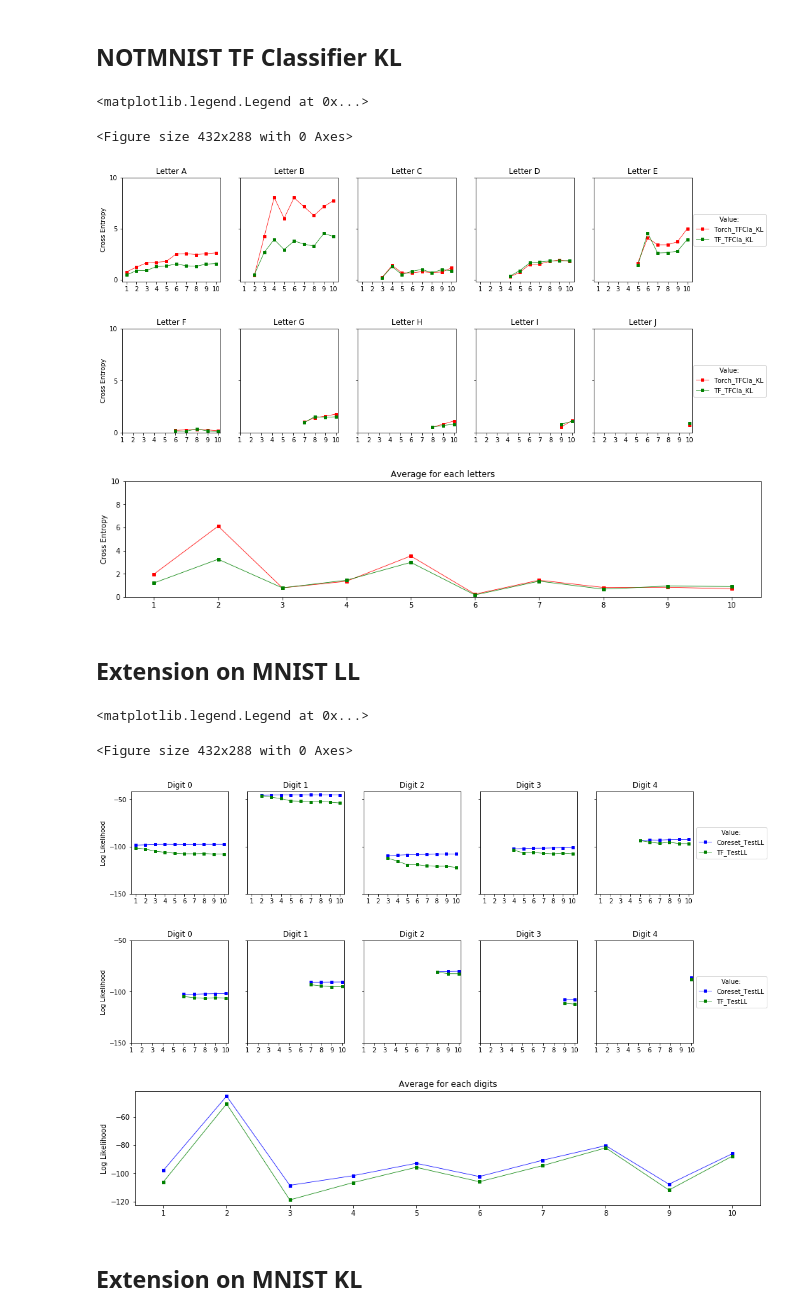
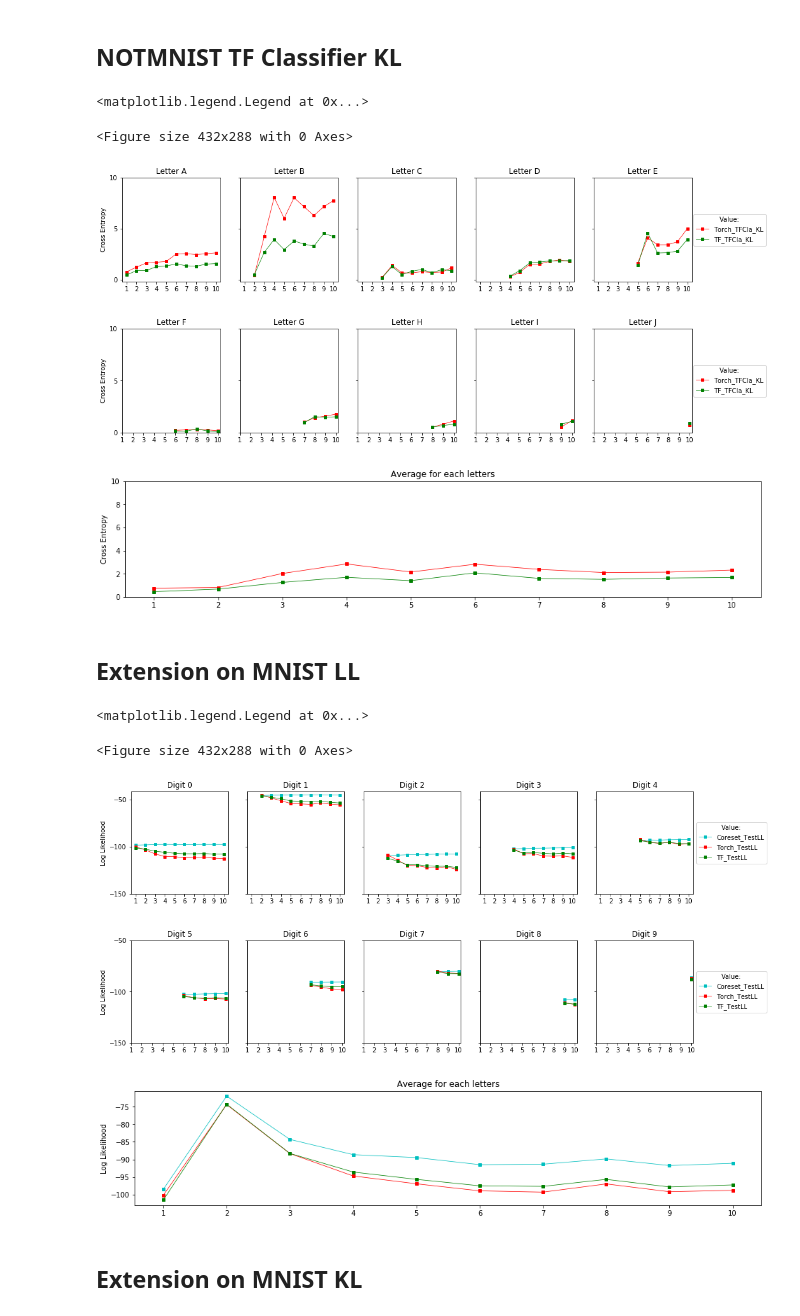
Before and after one commit to guyrom27/VariationalContinualLearning, a Jupyter notebook: Results.ipynb, the cells around one changed output. Cells and saved outputs as stored; diff of their text form; code cells hidden in the pictures.

Commit message:
Updated the Graphs in notebook and added to generative_figures

```diff
--- a/Results.ipynb
+++ b/Results.ipynb
@@ -482,8 +493,16 @@ for i in range(5):
 
 test_ll_tf[test_ll_tf == 0] = np.nan
 
-ax3.plot(x, [np.nanmean(x) for x in test_ll], color = "b", marker = "s")
-ax3.plot(x, np.nanmean(test_ll_tf,0), color = "g", marker = "s")
+new_list = []
+for i in range(len(test_ll)):
+    s = 0
+    for j in range(i+1):
+        s+= test_ll[j][i-j]
+    s /= (i+1)
+    new_list.append(s)
+
+ax3.plot(x, new_list, color="b", marker="s")
+ax3.plot(x, np.nanmean(test_ll_tf,1), color = "g", marker = "s")
 ax3.set_title("Average for each letters")
 ax3.set_ylabel("Log Likelihood")
 ax3.set_xticks(np.arange(1,11,1))
@@ -555,8 +574,8 @@ ax2[0].set_ylabel("Cross Entropy")
 test_cla[test_cla == 0] = np.nan
 test_cla_tf[test_cla_tf == 0] = np.nan
 
-ax3.plot(x, np.nanmean(test_cla,0), color = "r", marker = "s")
-ax3.plot(x, np.nanmean(test_cla_tf,0), color = "g", marker = "s")
+ax3.plot(x, np.nanmean(test_cla,1), color = "r", marker = "s")
+ax3.plot(x, np.nanmean(test_cla_tf,1), color = "g", marker = "s")
 ax3.set_title("Average for each letters")
 ax3.set_ylabel("Cross Entropy")
 ax3.set_xticks(np.arange(1,11,1))
@@ -578,13 +597,14 @@ h.legend(   # The line objects
 <Figure size 432x288 with 0 Axes>
 [figure]
 [figure]
-[figure, old version]
+[figure, new version]
 # %% [markdown]
 <h2> Extension on MNIST LL </h2>
 # %%
 x = np.arange(1,11)
 
-test_ll = eval(open('coreset_testLL.txt',mode='r').read())
+test_ll_torch = np.load(torch_directory+"MNIST_results_TF_cla.npy")[0]
+test_ll_coreset = eval(open('coreset_testLL.txt',mode='r').read())
 test_ll_tf = np.load(tf_directory+"mnist_TF.npy")[0]
 
 mpl.rcParams['lines.markersize'] = 4
@@ -600,51 +620,63 @@ i, ax3  = plt.subplots(1, 1, figsize=(16,3), sharex=True,
 
 for i in range(5):
 
-    ax1[i].plot(x[i:], test_ll[i], color = "b", marker = "s")
+    ax1[i].plot(x[i:], test_ll_coreset[i], color = "c", marker = "s")
+    ax1[i].plot(x[i:], test_ll_torch[i:,i], color = "r", marker = "s")
     ax1[i].plot(x[i:], test_ll_tf[i:,i], color = "g", marker = "s")
     ax1[i].set_title("Digit " + str(i))
 
     j = i + 5
-    ax2[i].plot(x[j:], test_ll[j], color = "b",marker = "s")
+    ax2[i].plot(x[j:], test_ll_coreset[j], color = "c",marker = "s")
+    ax2[i].plot(x[j:], test_ll_torch[j:,j], color = "r", marker = "s")
     ax2[i].plot(x[j:], test_ll_tf[j:,j], color = "g",marker = "s")
-    ax2[i].set_title("Digit " + str(i))
+    ax2[i].set_title("Digit " + str(j))
 
 for i in range(5):
     ax1[i].set_xticks(np.arange(1, 11, 1))
     ax1[i].set_yticks(np.arange(-50, -151,-50))
     ax2[i].set_xticks(np.arange(1, 11, 1))
     ax2[i].set_yticks(np.arange(-50, -151,-50))
 
 test_ll_tf[test_ll_tf == 0] = np.nan
+test_ll_torch[test_ll_torch == 0] = np.nan
 
-ax3.plot(x, [np.nanmean(x) for x in test_ll], color = "b", marker = "s")
-ax3.plot(x, np.nanmean(test_ll_tf,0), color = "g", marker = "s")
-ax3.set_title("Average for each digits")
+new_list = []
+for i in range(len(test_ll_coreset)):
+    s = 0
+    for j in range(i+1):
+        s+= test_ll_coreset[j][i-j]
+    s /= (i+1)
+    new_list.append(s)
+
+ax3.plot(x, new_list, color="c", marker="s")
+ax3.plot(x, np.nanmean(test_ll_torch,1), color = "r", marker = "s")
+ax3.plot(x, np.nanmean(test_ll_tf,1), color = "g", marker = "s")
+ax3.set_title("Average for each letters")
 ax3.set_ylabel("Log Likelihood")
 ax3.set_xticks(np.arange(1,11,1))
 
 
 ax1[0].set_ylabel("Log Likelihood")
 ax2[0].set_ylabel("Log Likelihood")
 
 g.legend(   # The line objects
-           labels=["Coreset_TestLL", "TF_TestLL"],   # The labels for each line
+           labels=["Coreset_TestLL", "Torch_TestLL", "TF_TestLL"],   # The labels for each line
            loc="center right",   # Position of legend
            borderaxespad=0.3,    # Small spacing around legend box
            title="Value:"  # Title for the legendblack
            )
 h.legend(   # The line objects
-           labels=["Coreset_TestLL", "TF_TestLL"],   # The labels for each line
+           labels=["Coreset_TestLL", "Torch_TestLL", "TF_TestLL"],   # The labels for each line
            loc="center right",   # Position of legend
            borderaxespad=0.3,    # Small spacing around legend box
            title="Value:"  # Title for the legend
            )
 # %% [output]
 <matplotlib.legend.Legend at 0x...>
 <Figure size 432x288 with 0 Axes>
-[figure, old version]
+[figure, new version]
-[figure, old version]
+[figure, new version]
-[figure, old version]
+[figure, new version]
 # %% [markdown]
 <h2> Extension on MNIST KL </h2>
 # %%
```
Also changed, not shown: parts of 4 cells of this notebook, 4 other files.
